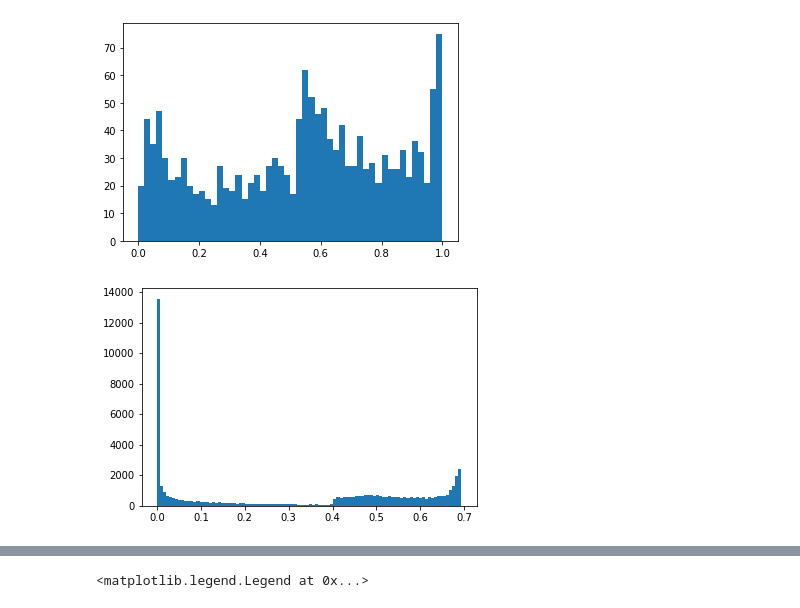
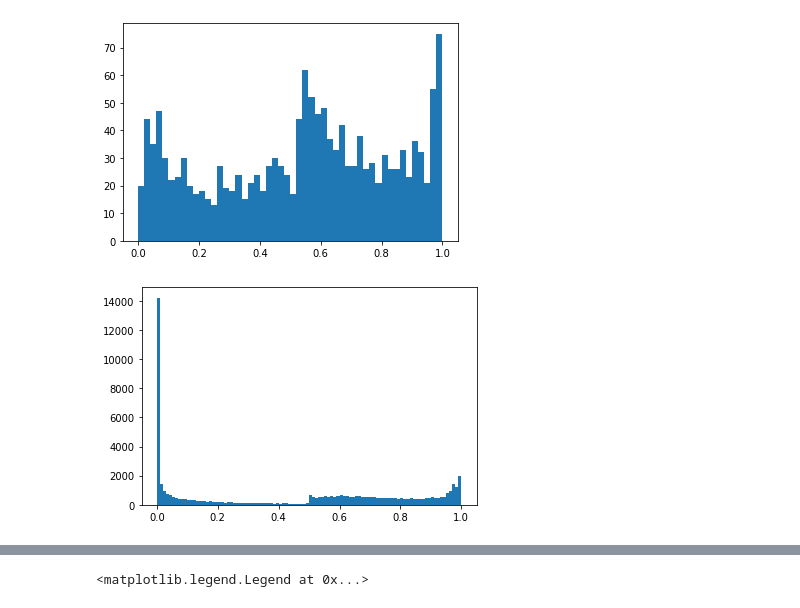
Before and after one commit to mariomeissner/AmbiNLI, a Jupyter notebook: notebooks/Chaos-uncertainty.ipynb, the cells around one changed output, grey strips where cells are left out. Drawn from its saved outputs; the diff is of its cells as text; code cells hidden in the pictures.

Commit message:
add plot of unli vs chaos + add training option

```diff
--- a/notebooks/Chaos-uncertainty.ipynb
+++ b/notebooks/Chaos-uncertainty.ipynb
@@ -39,7 +39,7 @@ _, _, _ = plt.hist(est_uncertainty, bins=50)
 [figure]
 # %%
 # Plot Unli distribution
-df_unli = pd.read_csv('unli_train.csv')
-_ = plt.hist(np.log1p(df_unli.unli), bins=100)
+df_unli = pd.read_csv('../../had_experiments/unli/out/uSnliCsv/Baseline.baseline/out/train.csv')
+_ = plt.hist(df_unli.unli, bins=100)
 # %% [output]
-[figure, old version]
+[figure, new version]
```
Also changed, not shown: parts of 8 cells of this notebook, 1 other file.
